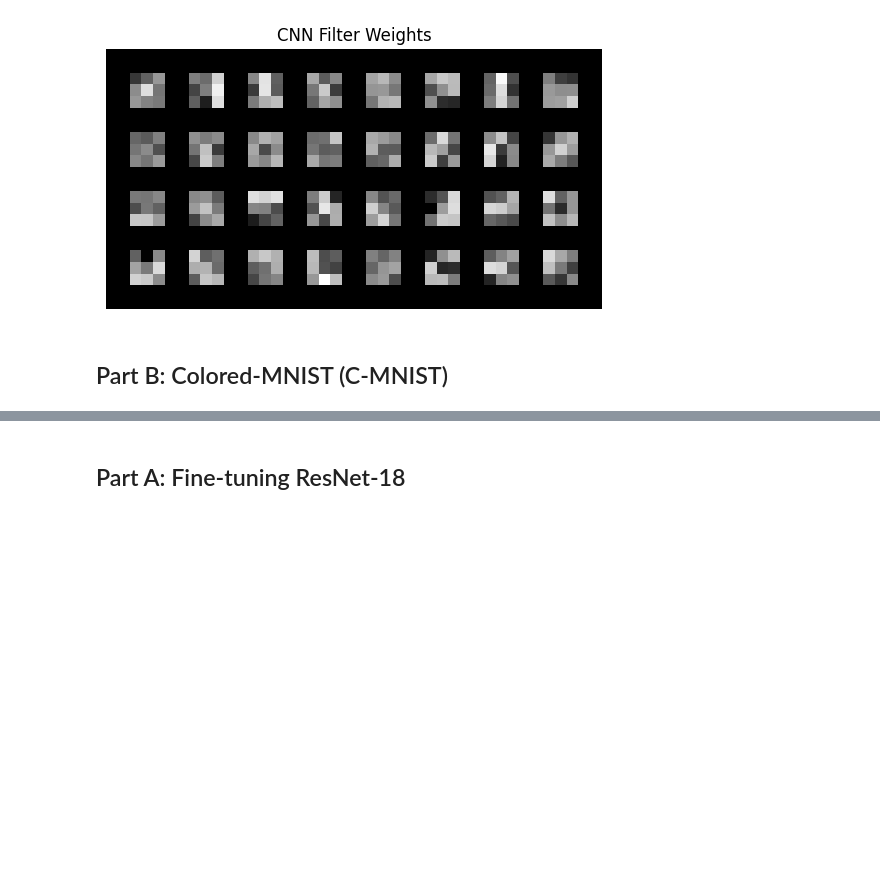
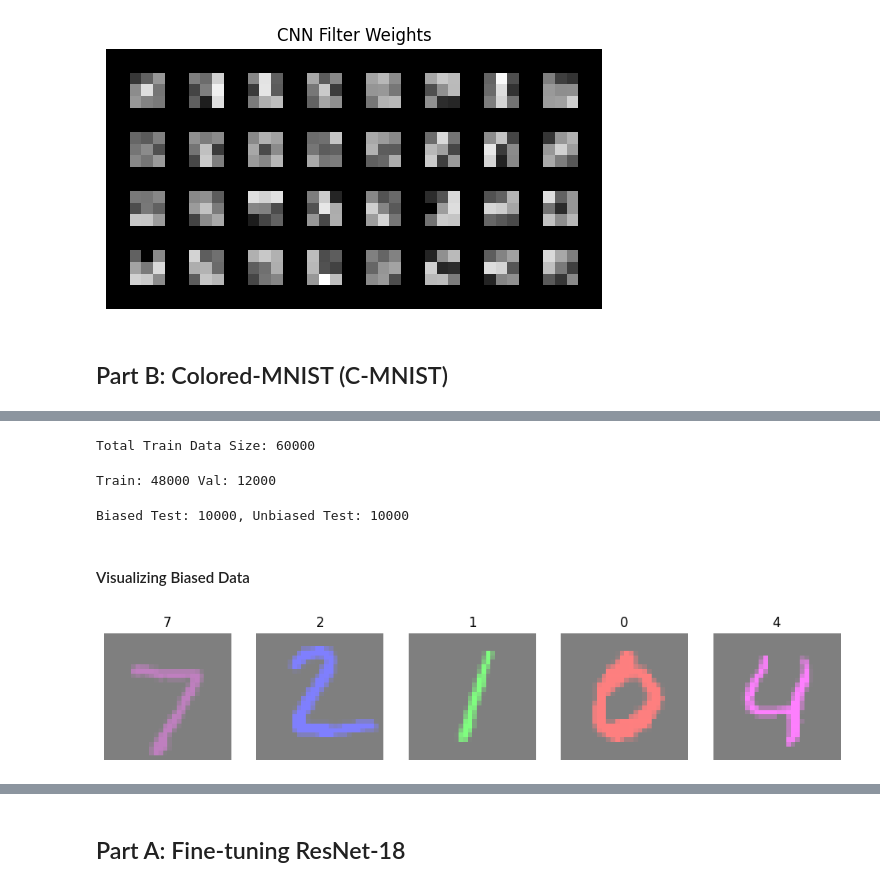
Before and after one commit to ZainabIftikhar1204/DL_Assg3, a Jupyter notebook: DL_Assg3.ipynb, the cells around one changed output, grey strips where cells are left out. Cells and saved outputs as stored; diff of their text form; code cells hidden in the pictures; blank space fills up the shorter version.

```diff
--- a/DL_Assg3.ipynb
+++ b/DL_Assg3.ipynb
@@ -288,0 +293,3 @@ plt.show()
+# %%
+BATCH_SIZE = 64
+EPOCHS = 20
@@ -288,0 +298,56 @@ plt.show()
+# %%
+train_data = torch.load("/content/drive/MyDrive/cmnist/train_biased.pt")
+biased_test_data = torch.load("/content/drive/MyDrive/cmnist/test_biased.pt")
+unbiased_test_data = torch.load("/content/drive/MyDrive/cmnist/test_unbiased.pt")
+# %%
+train_X, train_y = train_data
+total_train_datset = TensorDataset(train_X, train_y)
+print(f"Total Train Data Size: {len(total_train_datset)}")
+# %% [output]
+Total Train Data Size: 60000
+# %%
+# split into train and val
+train_size = int(0.8 * len(total_train_datset))
+val_size = len(total_train_datset) - train_size
+train_dataset, val_dataset = random_split(
+    total_train_datset,
+    [train_size, val_size]
+)
+train_loader = DataLoader(train_dataset, batch_size=BATCH_SIZE, shuffle=True, num_workers=2)
+val_loader = DataLoader(val_dataset, batch_size=BATCH_SIZE, shuffle=False, num_workers=2)
+
+print(f"Train: {len(train_dataset)} Val: {len(val_dataset)}")
+# %% [output]
+Train: 48000 Val: 12000
+# %%
+X_biased, y_biased = biased_test_data
+X_unbiased, y_unbiased = unbiased_test_data
+
+biased_test = TensorDataset(X_biased, y_biased)
+unbiased_test = TensorDataset(X_unbiased, y_unbiased)
+print(f"Biased Test: {len(biased_test)}, Unbiased Test: {len(unbiased_test)}")
+# %% [output]
+Biased Test: 10000, Unbiased Test: 10000
+# %%
+biased_test_loader = DataLoader(biased_test, batch_size=BATCH_SIZE, shuffle=False)
+unbiased_test_loader = DataLoader(unbiased_test, batch_size=BATCH_SIZE, shuffle=False)
+# %% [markdown]
+#### Visualizing Biased Data
+# %%
+def show_batch_images(batch_X, batch_y, n=4):
+    plt.figure(figsize=(12, 4))
+    for i in range(n):
+        img = batch_X[i] * 0.5 + 0.5  # denormalize if normalized
+        img = img.permute(1, 2, 0)
+        plt.subplot(1, n, i+1)
+        plt.imshow(img.cpu())
+        plt.title(batch_y[i].item())
+        plt.axis('off')
+    plt.show()
+
+# Example usage
+for batch_X, batch_y in biased_test_loader:
+    show_batch_images(batch_X, batch_y, n=5)
+    break
+# %% [output]
+[figure, added]
```
Also changed, not shown: parts of 21 cells of this notebook.
